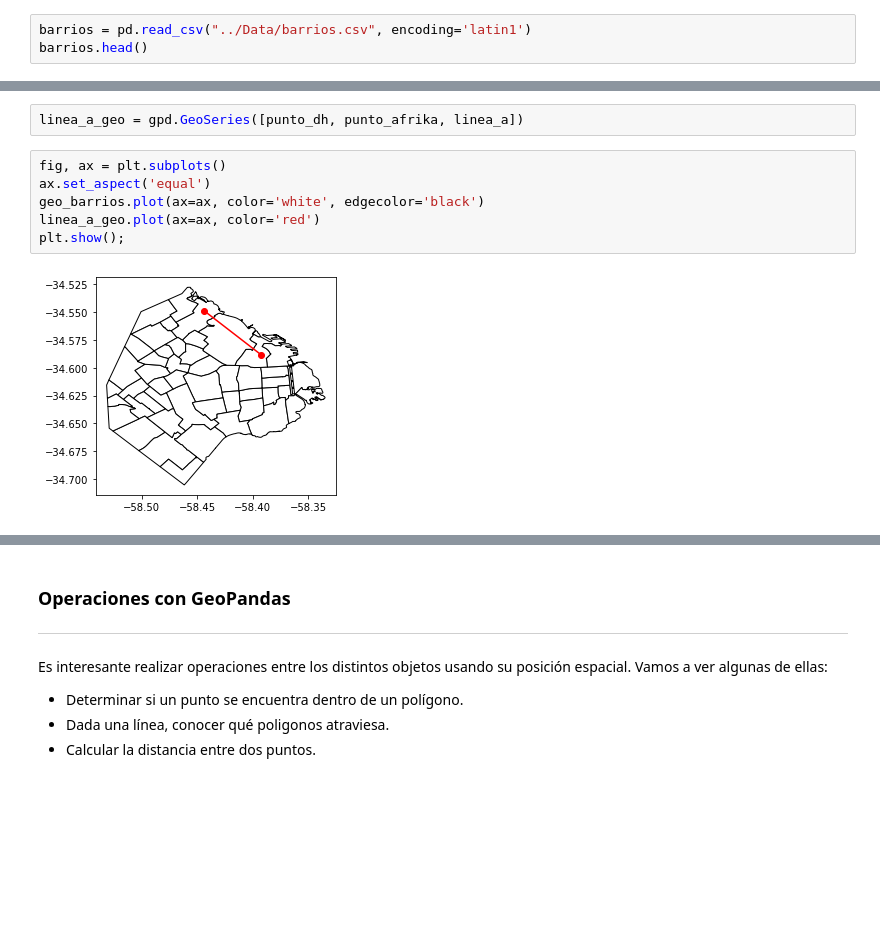
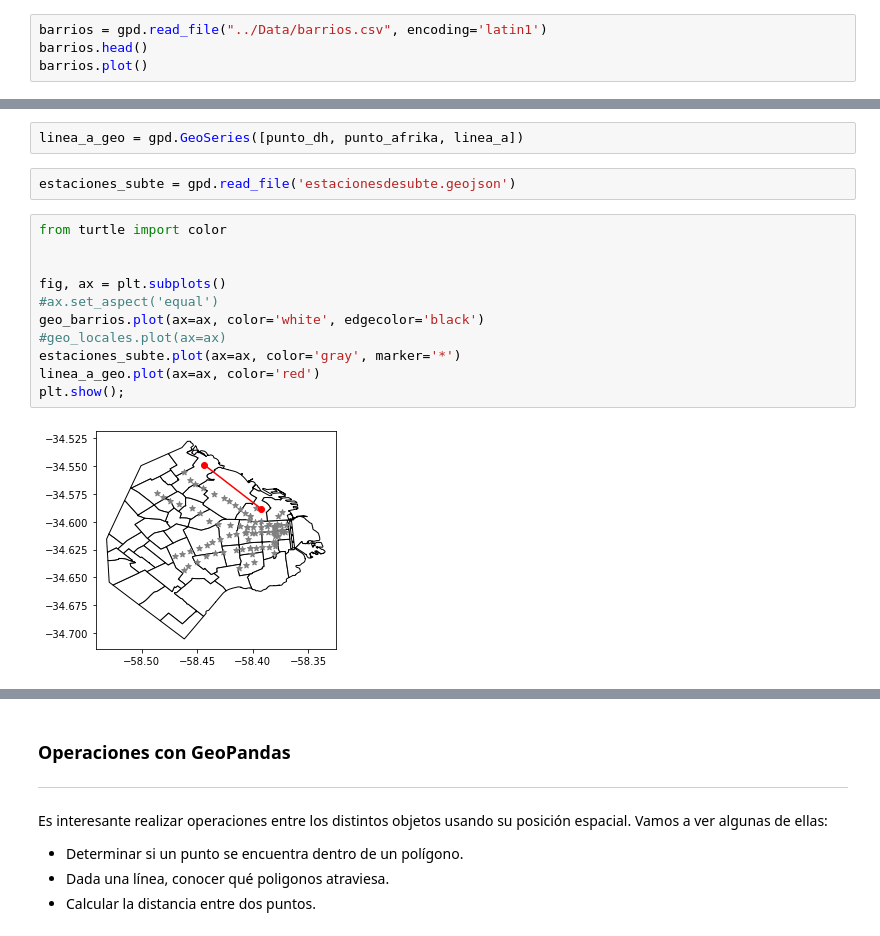
Before and after one commit to IonatanPerez/Cursos_DHDS_CN14, a Jupyter notebook: Clases/C7 - Geopandas/Presentacion/presentacion_clase_07.ipynb, the cells around one changed output, grey strips where cells are left out. Drawn from its saved outputs; the diff is of its cells as text; blank space fills up the shorter version.

```diff
--- a/Clases/C7 - Geopandas/Presentacion/presentacion_clase_07.ipynb
+++ b/Clases/C7 - Geopandas/Presentacion/presentacion_clase_07.ipynb
@@ -278,6 +267,7 @@ El archivo barrios.csv es del tipo *GeoCSV*, con el formato habitual para los cs
 
 Pero la variable barrios generada a partir de la lectura del archivo es un *DataFrame, NO un GeoDataFrame*. Se debe transformar.
 # %%
-barrios = pd.read_csv("../Data/barrios.csv", encoding='latin1')
+barrios = gpd.read_file("../Data/barrios.csv", encoding='latin1')
 barrios.head()
+barrios.plot()
 # %% [output]
@@ -348,14 +340,21 @@ Y podemos graficar la línea sobre el mapa de barrios de Buenos Aires.
 Para ello, se necesita crear un tipo de datos GeoSeries con los dos puntos y la línea.
 # %%
 linea_a_geo = gpd.GeoSeries([punto_dh, punto_afrika, linea_a])
+# %%
+estaciones_subte = gpd.read_file('estacionesdesubte.geojson')
 # %%
+from turtle import color
+
+
 fig, ax = plt.subplots()
-ax.set_aspect('equal')
+#ax.set_aspect('equal')
 geo_barrios.plot(ax=ax, color='white', edgecolor='black')
+#geo_locales.plot(ax=ax)
+estaciones_subte.plot(ax=ax, color='gray', marker='*')
 linea_a_geo.plot(ax=ax, color='red')
 plt.show();
 # %% [output]
-[figure, old version]
+[figure, new version]
 # %% [markdown]
 <div class="div-dhds-fondo-1"> Operaciones con GeoPandas
 <img src="https://raw.githubusercontent.com/Digital-House-DATA/ds_blend_2021_img/master/M1/CLASE_05_Pandas1/Presentacion/img/M1_CLASE_05_separador.png" align="center"></img>
```
Also changed, not shown: parts of 9 cells of this notebook, 1 other file.
